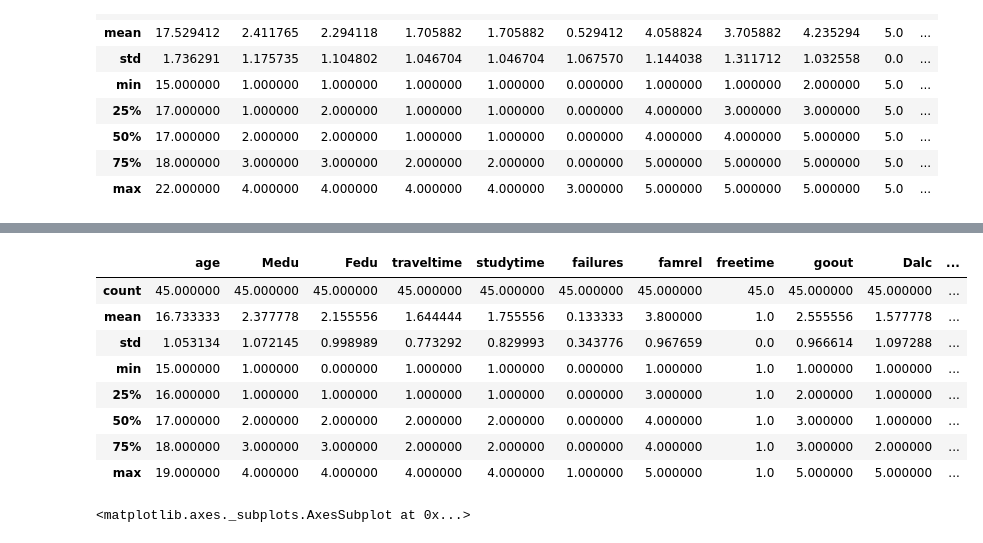
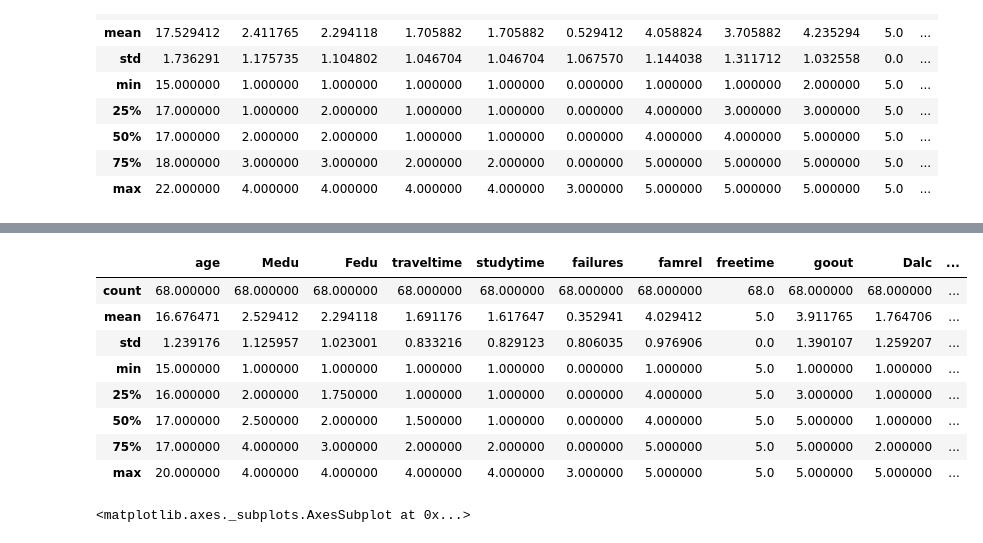
Before and after one commit to bommelbij/CreativeThinking, a Jupyter notebook: CT final paper Ramon.ipynb, the cells around one changed output, grey strips where cells are left out. Saved outputs shown, nothing was run; the diff lists cells and outputs as text; code cells hidden in the pictures.

```diff
--- a/CT final paper Ramon.ipynb
+++ b/CT final paper Ramon.ipynb
@@ -82,3 +82,6 @@ df_drunk.describe()
 | 50% | 17.000000 | 2.000000 | 2.000000 | 1.000000 | 1.000000 | 0.000000 | 4.000000 | 4.000000 | 5.000000 | 5.0 | ... |
 | 75% | 18.000000 | 3.000000 | 3.000000 | 2.000000 | 2.000000 | 0.000000 | 5.000000 | 5.000000 | 5.000000 | 5.0 | ... |
 | max | 22.000000 | 4.000000 | 4.000000 | 4.000000 | 4.000000 | 3.000000 | 5.000000 | 5.000000 | 5.000000 | 5.0 | ... |
+# %%
+#adding total grade to the df
+df_student_por['G_total'] = (df_student_por['G1'] + df_student_por['G2'] + df_student_por['G3']) / 3
@@ -85,20 +97,20 @@ df_drunk.describe()
 # %%
 #make df of every possible amount of freetime after school
 df_freetime_1 = df_student_por[df_student_por['freetime'] == 1].copy()
 df_freetime_2 = df_student_por[df_student_por['freetime'] == 2].copy()
 df_freetime_3 = df_student_por[df_student_por['freetime'] == 3].copy()
 df_freetime_4 = df_student_por[df_student_por['freetime'] == 4].copy()
 df_freetime_5 = df_student_por[df_student_por['freetime'] == 5].copy()
 
-df_freetime_1.describe()
+df_freetime_5.describe()
 # %% [output]
 |  | age | Medu | Fedu | traveltime | studytime | failures | famrel | freetime | goout | Dalc | ... |
-| count | 45.000000 | 45.000000 | 45.000000 | 45.000000 | 45.000000 | 45.000000 | 45.000000 | 45.0 | 45.000000 | 45.000000 | ... |
-| mean | 16.733333 | 2.377778 | 2.155556 | 1.644444 | 1.755556 | 0.133333 | 3.800000 | 1.0 | 2.555556 | 1.577778 | ... |
-| std | 1.053134 | 1.072145 | 0.998989 | 0.773292 | 0.829993 | 0.343776 | 0.967659 | 0.0 | 0.966614 | 1.097288 | ... |
-| min | 15.000000 | 1.000000 | 0.000000 | 1.000000 | 1.000000 | 0.000000 | 1.000000 | 1.0 | 1.000000 | 1.000000 | ... |
-| 25% | 16.000000 | 1.000000 | 1.000000 | 1.000000 | 1.000000 | 0.000000 | 3.000000 | 1.0 | 2.000000 | 1.000000 | ... |
-| 50% | 17.000000 | 2.000000 | 2.000000 | 2.000000 | 2.000000 | 0.000000 | 4.000000 | 1.0 | 3.000000 | 1.000000 | ... |
-| 75% | 18.000000 | 3.000000 | 3.000000 | 2.000000 | 2.000000 | 0.000000 | 4.000000 | 1.0 | 3.000000 | 2.000000 | ... |
-| max | 19.000000 | 4.000000 | 4.000000 | 4.000000 | 4.000000 | 1.000000 | 5.000000 | 1.0 | 5.000000 | 5.000000 | ... |
+| count | 68.000000 | 68.000000 | 68.000000 | 68.000000 | 68.000000 | 68.000000 | 68.000000 | 68.0 | 68.000000 | 68.000000 | ... |
+| mean | 16.676471 | 2.529412 | 2.294118 | 1.691176 | 1.617647 | 0.352941 | 4.029412 | 5.0 | 3.911765 | 1.764706 | ... |
+| std | 1.239176 | 1.125957 | 1.023001 | 0.833216 | 0.829123 | 0.806035 | 0.976906 | 0.0 | 1.390107 | 1.259207 | ... |
+| min | 15.000000 | 1.000000 | 1.000000 | 1.000000 | 1.000000 | 0.000000 | 1.000000 | 5.0 | 1.000000 | 1.000000 | ... |
+| 25% | 16.000000 | 2.000000 | 1.750000 | 1.000000 | 1.000000 | 0.000000 | 4.000000 | 5.0 | 3.000000 | 1.000000 | ... |
+| 50% | 17.000000 | 2.500000 | 2.000000 | 1.500000 | 1.000000 | 0.000000 | 4.000000 | 5.0 | 5.000000 | 1.000000 | ... |
+| 75% | 17.000000 | 4.000000 | 3.000000 | 2.000000 | 2.000000 | 0.000000 | 5.000000 | 5.0 | 5.000000 | 2.000000 | ... |
+| max | 20.000000 | 4.000000 | 4.000000 | 4.000000 | 4.000000 | 3.000000 | 5.000000 | 5.0 | 5.000000 | 5.000000 | ... |
 # %%
```
Also changed, not shown: parts of 7 cells of this notebook.
